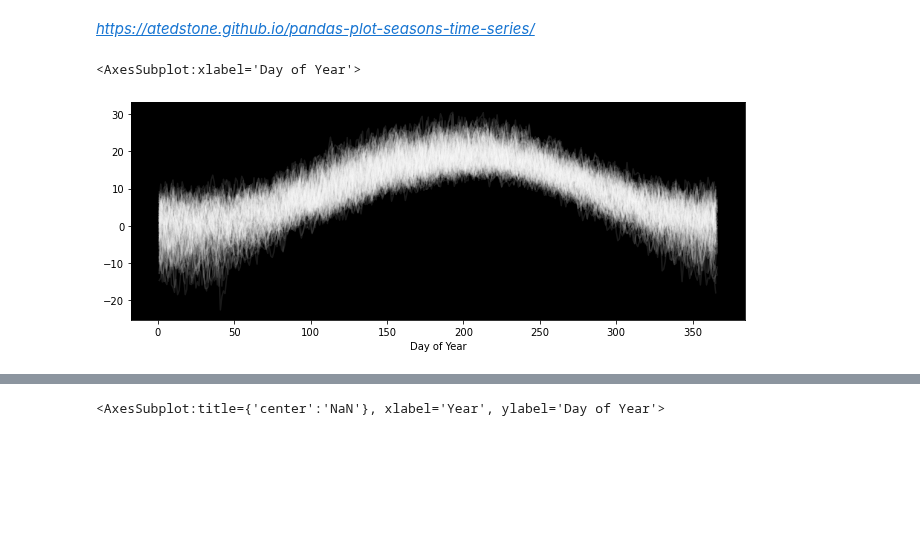
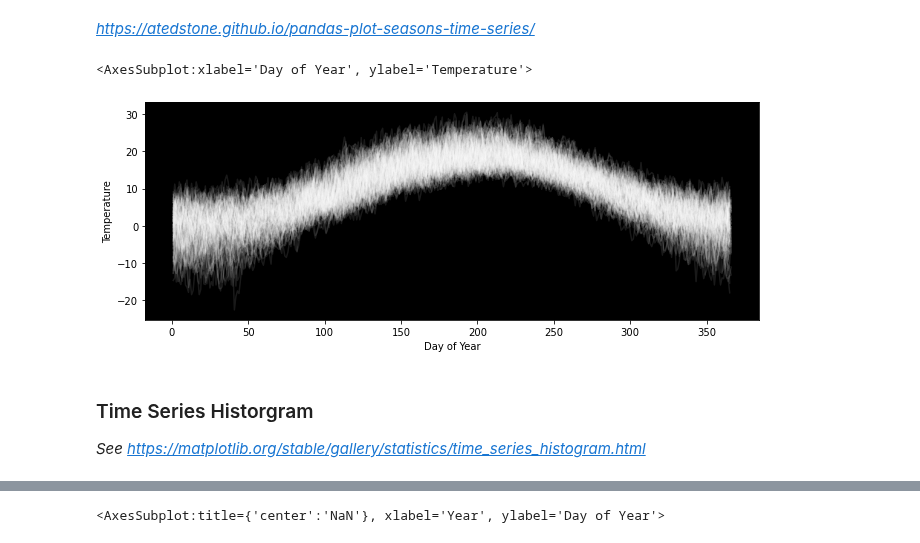
Before and after one commit to raphaelw/data-science-bootcamp, a Jupyter notebook: 07_week/exercises/time_series_weather.ipynb, the cells around one changed output, grey strips where cells are left out. Drawn from its saved outputs; the diff is of its cells as text; code cells hidden in the pictures; blank space fills up the shorter version.

```diff
--- a/07_week/exercises/time_series_weather.ipynb
+++ b/07_week/exercises/time_series_weather.ipynb
@@ -57,7 +63,11 @@ piv = pd.pivot(df, index='Day of Year', columns='Year', values='TG')
 # %%
 fig, ax = plt.subplots(figsize=(11,4))
 ax.set_facecolor('k')
-piv.plot(c='white', alpha=0.1, ax=ax, legend=False)
+piv.plot(c='white', alpha=0.1, ax=ax, legend=False, ylabel='Temperature')
 # %% [output]
-<AxesSubplot:xlabel='Day of Year'>
+<AxesSubplot:xlabel='Day of Year', ylabel='Temperature'>
-[figure, old version]
+[figure, new version]
+# %% [markdown]
+### Time Series Historgram
+
+*See https://matplotlib.org/stable/gallery/statistics/time_series_histogram.html*
```
Also changed, not shown: parts of 8 cells of this notebook, 1 other file.
